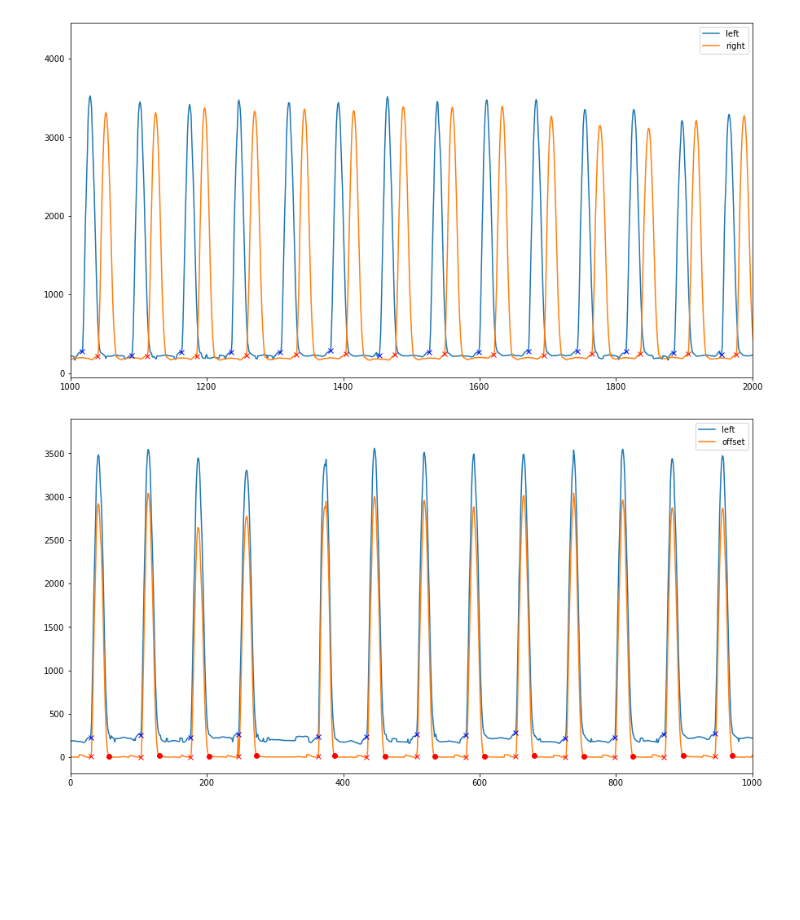
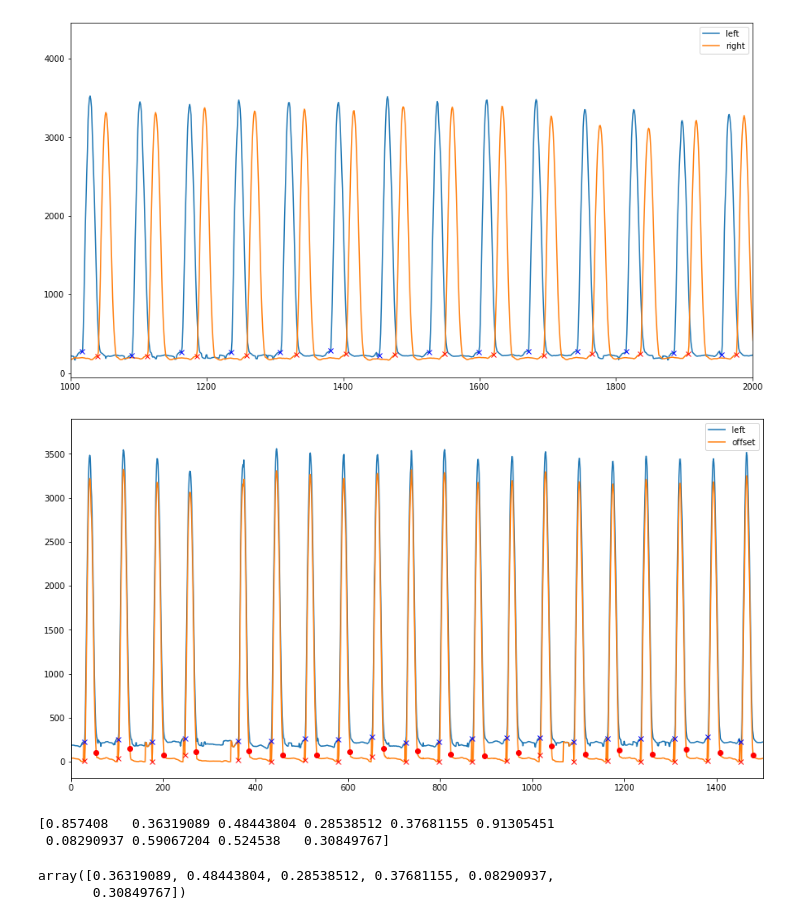
Before and after one commit to luceskywalker/TexSense, a Jupyter notebook: study1/jupyter/p01/remove_offset_pi.ipynb, the cells around one changed output. Cells and saved outputs as stored; diff of their text form; code cells hidden in the pictures; blank space fills up the shorter version.

```diff
--- a/study1/jupyter/p01/remove_offset_pi.ipynb
+++ b/study1/jupyter/p01/remove_offset_pi.ipynb
@@ -81,13 +81,13 @@ def find_max_offset(array3, fs):
         if np.sum(offset)<np.sum(array3[:,:,frame]):
             offset = array3[:,:,frame]
     return offset
+
+def offset_stage1(array3, fs):
+    offset = find_max_offset(array3, fs)
+    for frame in range(array3.shape[2]):
+        array3[:,:,frame]-=offset
+    array3[array3<1]=0
+    return array3
-# %%
-def offset_stage1(array3, fs):
-    offset = find_max_offset(array3, fs)
-    for frame in range(array3.shape[2]):
-        array3[:,:,frame]-=offset
-    array3[array3<0]=0
-    return array3
 # %%
 for i in range(len(ic_left)):
     if i == 0:
@@ -97,17 +97,17 @@ for i in range(len(ic_left)):
 # %%
 force_l = pi_force(l)
 plt.plot(force_left[:], label='left')
 plt.plot(force_l[:], label='offset')
 plt.plot(ic_left, force_l[ic_left], 'rx')
 plt.plot(to_left, force_l[to_left], 'ro')
 plt.plot(ic_left, force_left[ic_left], 'bx')
-plt.xlim(0,1000)
+plt.xlim(0,1500)
 #plt.ylim(0,500)
 plt.legend()
 fig = plt.gcf()
 fig.set_size_inches(15, 8)
 # %% [output]
-[figure, old version]
+[figure, new version]
 # %%
 def pi_to(force_side, IC_side, fs):
     # filter force data (below 20 N threshold --> 0)
@@ -121,6 +121,15 @@ def pi_to(force_side, IC_side, fs):
         pot_to = np.argwhere(force_side[IC+fs//10:] == 0)[0] + IC+fs//10
         TO_side.extend(pot_to)
     return TO_side
+# %%
+x=np.random.rand(10)
+print(x)
+x[x<0.5]
+# %% [output]
+[0.857408   0.36319089 0.48443804 0.28538512 0.37681155 0.91305451
+ 0.08290937 0.59067204 0.524538   0.30849767]
+array([0.36319089, 0.48443804, 0.28538512, 0.37681155, 0.08290937,
+       0.30849767])
 # %%
 to_left = np.array(pi_to(force_l, ic_left,100))
 np.diff(to_left, n=1)
```
Also changed, not shown: parts of 5 cells of this notebook, 2 other files.
